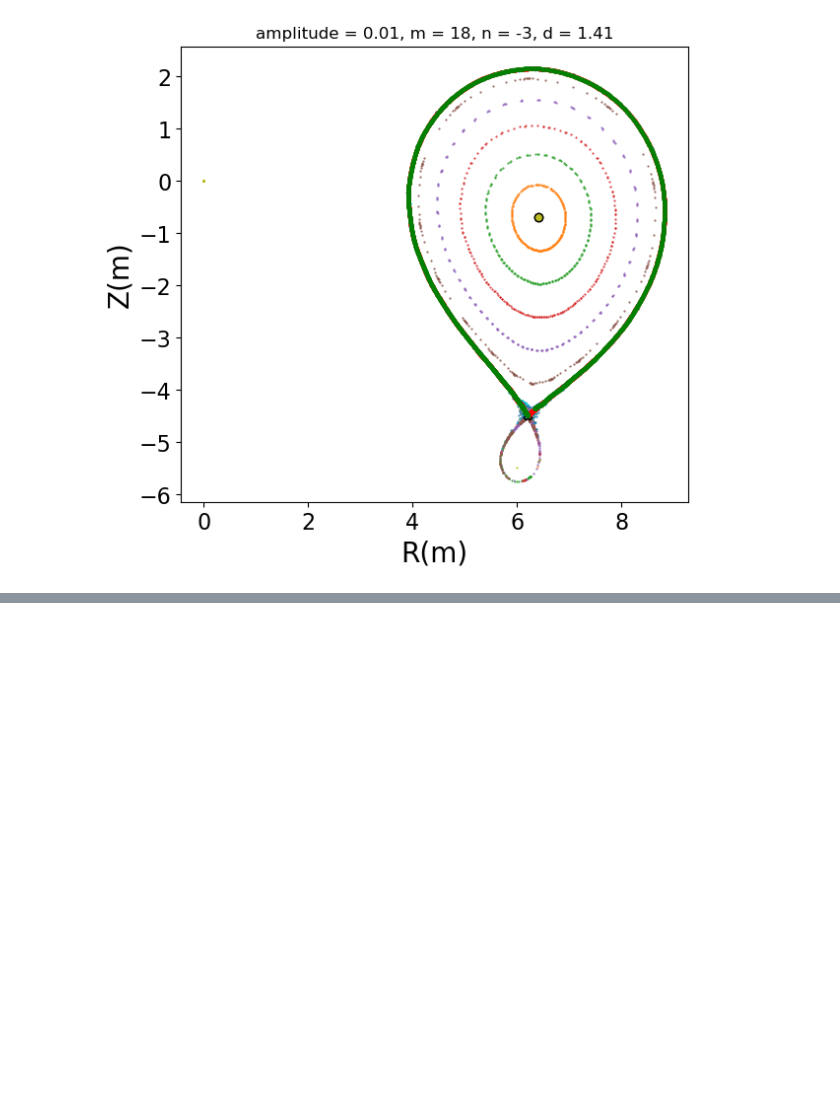
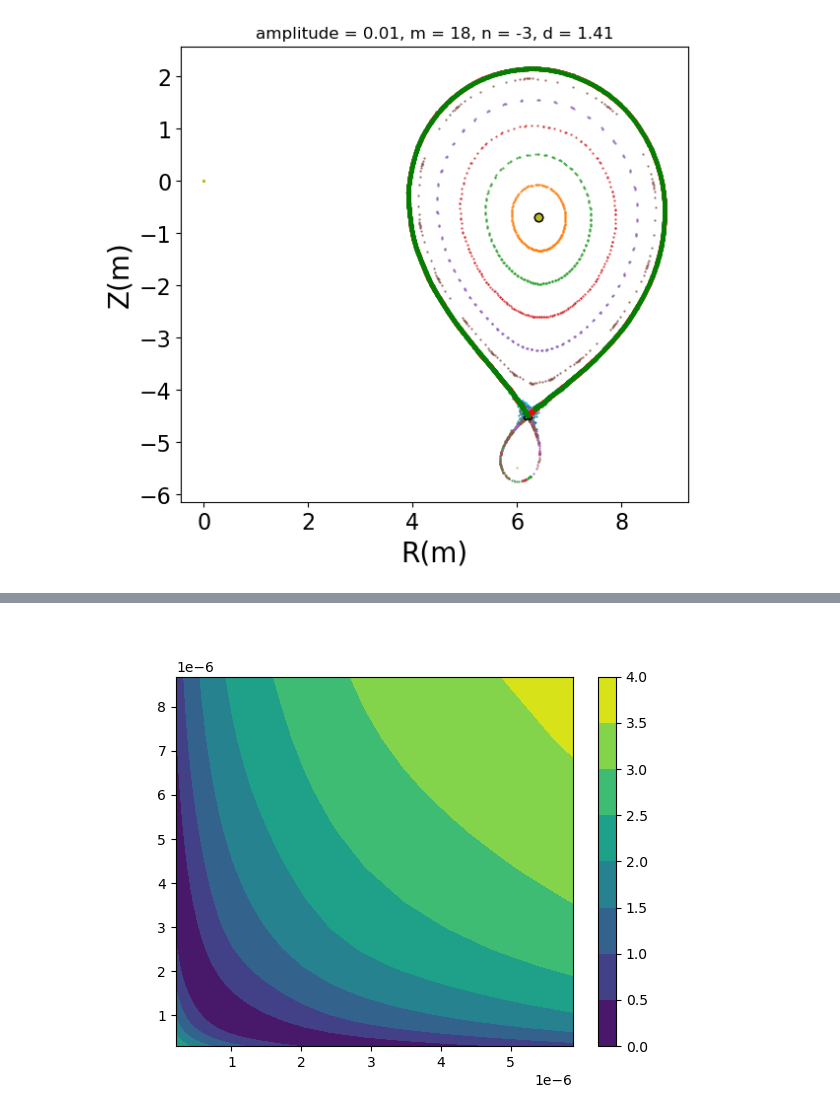
Before and after one commit to Akitzu/masterthesis, a Jupyter notebook: runs/toybox-tol-0605/perturbed-18-3/homoclinics.ipynb, the cells around one changed output, grey strips where cells are left out. Cells and saved outputs as stored; diff of their text form; code cells hidden in the pictures; blank space fills up the shorter version.

```diff
--- a/runs/toybox-tol-0605/perturbed-18-3/homoclinics.ipynb
+++ b/runs/toybox-tol-0605/perturbed-18-3/homoclinics.ipynb
@@ -548,3 +368,11 @@ np.save("datas/0002-stables_eps",es)
 np.save("datas/0002-unstables_eps", eu)
 np.save("datas/0002-elevation", E)
 np.save("datas/0002-norm", N)
+# %%
+eps_s_lb = manifold.find_epsilon(manifold.rfp_s, manifold.vector_s, direction=-1)
+eps_u_lb = manifold.find_epsilon(manifold.rfp_u, manifold.vector_u)
+
+bounds = manifold.find_bounds(eps_s_lb, eps_u_lb)
+
+n_s, n_u = manifold.find_N(eps_s_lb, eps_u_lb)
+print(n_s, n_u)
@@ -550,0 +397,22 @@ np.save("datas/0002-norm", N)
+# %%
+n_s, n_u = 6, 7
+def evolution(self, eps):
+    print(eps)
+    eps_s, eps_u = eps
+    r_s = self.rfp_s + eps_s * self.vector_s
+    r_u = self.rfp_u + eps_u * self.vector_u
+
+    try:
+        r_s_evolved = self.integrate_single(r_s, n_s, -1, ret_jacobian = False)
+    except Exception as e:
+        print(f"Error in stable manifold integration : {e}")
+
+    try:
+        r_u_evolved = self.integrate_single(r_u, n_u, 1, ret_jacobian = False)
+    except Exception as e:
+        print(f"Error in unstable manifold integration : {e}")
+
+    return r_s_evolved - r_u_evolved
+
+es, eu = np.meshgrid(space_s, space_u)
+E = np.array([evolution(manifold, [S, U]) for S, U in zip(es.flatten(), eu.flatten())]).reshape(es.shape + (2,))
@@ -550,0 +437,2 @@ np.save("datas/0002-norm", N)
+# %%
+N = np.linalg.norm(E, axis=2)
@@ -550,0 +441,14 @@ np.save("datas/0002-norm", N)
+# %%
+from mpl_toolkits.mplot3d import Axes3D
+fig = plt.figure()
+
+ax = fig.add_subplot()
+contour = ax.contourf(es, eu, N)
+cbar = plt.colorbar(contour)
+
+# ax = fig.add_subplot(111, projection='3d')
+# ax.plot_surface(es, eu, N, cmap='viridis')
+
+plt.show()
+# %% [output]
+[figure, added]
```
Also changed, not shown: parts of 43 cells of this notebook, 25 other files.
